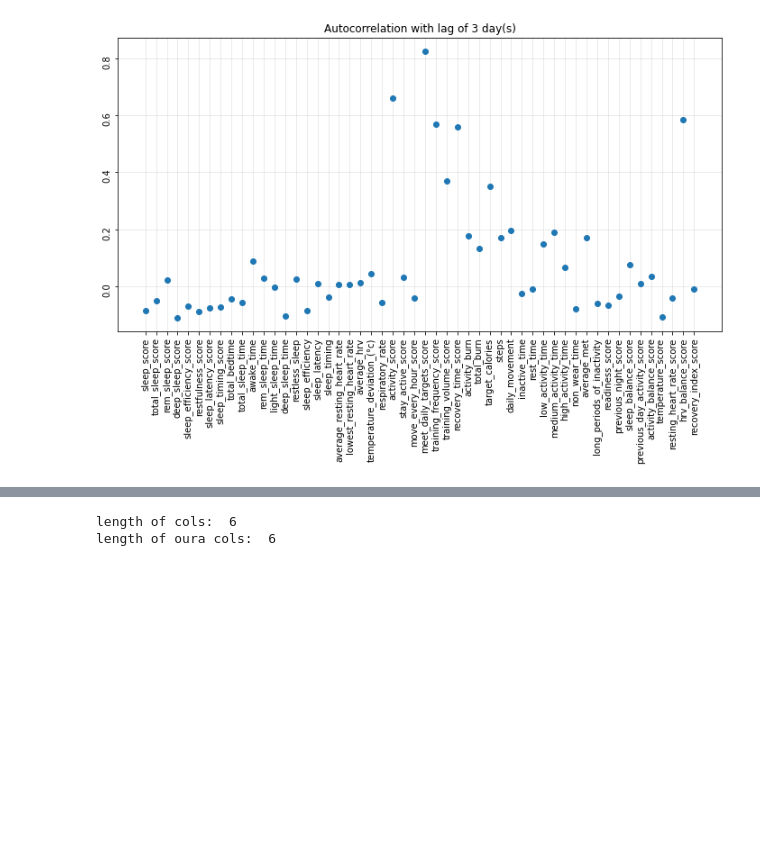
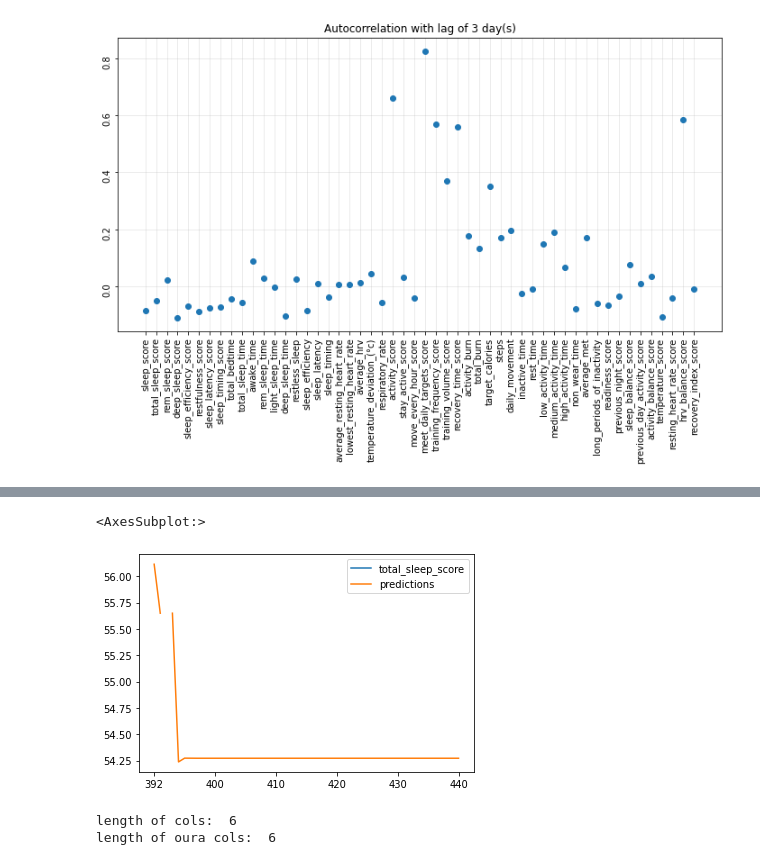
Before and after one commit to jthk1618/coffee-hypothesis, a Jupyter notebook: oura_data_analysis.ipynb, the cells around one changed output, grey strips where cells are left out. Drawn from its saved outputs; the diff is of its cells as text; code cells hidden in the pictures; blank space fills up the shorter version.

```diff
--- a/oura_data_analysis.ipynb
+++ b/oura_data_analysis.ipynb
@@ -337,3 +409,18 @@ There's a few things that appear here. Training every 3 or 4 days causes the aut
+# %%
+from pandas.tseries.offsets import DateOffset
+# new_dates=[scores.index[-1]+DateOffset(months=x) for x in range(1,48)]
+new_index = range(n_days, n_days+48)
+
+df_pred=pd.DataFrame(index=new_index, columns=[check_var])
+df_pred.head()
+
+df2=pd.concat([scores,df_pred])
+
+df2['predictions']=result.predict(start=n_days-1,end=n_days-1+48)
+df2[[check_var,'predictions']].plot()
+# %% [output]
+<AxesSubplot:>
+[figure, added]
 # %%
 measure = measure[measure.columns[1:]].astype(float)
 # %%
```
Also changed, not shown: parts of 8 cells of this notebook, 2 other files.
